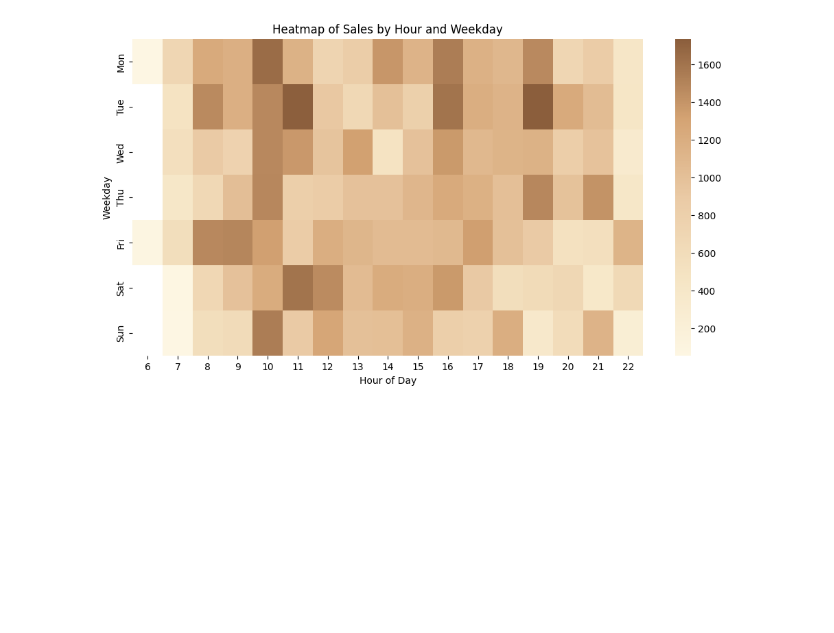
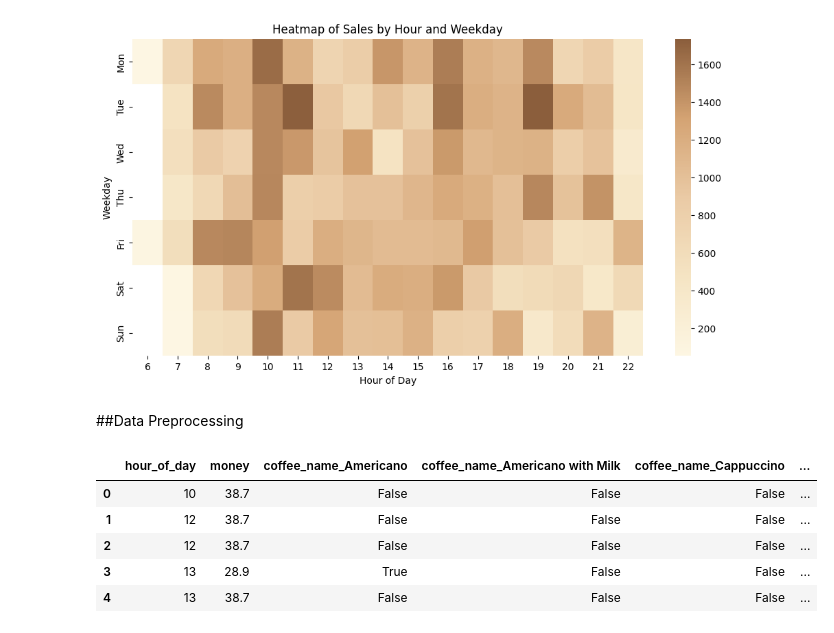
Before and after one commit to kintanpitaloka/Coffee-Sales-Analytics, a Jupyter notebook: Coffee_Sales_Analytics_for_Smarter_Business_Decisions.ipynb, the cells around one changed output. Cells and saved outputs as stored; diff of their text form; code cells hidden in the pictures; blank space fills up the shorter version.

```diff
--- a/Coffee_Sales_Analytics_for_Smarter_Business_Decisions.ipynb
+++ b/Coffee_Sales_Analytics_for_Smarter_Business_Decisions.ipynb
@@ -198,3 +180,5 @@ plt.ylabel("Weekday")
 plt.show()
 # %% [output]
 [figure]
+# %% [markdown]
+##Data Preprocessing
@@ -200,0 +190,9 @@ plt.show()
+# %%
+features_encoded.head()
+# %% [output]
+|  | hour_of_day | money | coffee_name_Americano | coffee_name_Americano with Milk | coffee_name_Cappuccino | ... |
+| 0 | 10 | 38.7 | False | False | False | ... |
+| 1 | 12 | 38.7 | False | False | False | ... |
+| 2 | 12 | 38.7 | False | False | False | ... |
+| 3 | 13 | 28.9 | True | False | False | ... |
+| 4 | 13 | 38.7 | False | False | False | ... |
```
Also changed, not shown: parts of 6 cells of this notebook.
